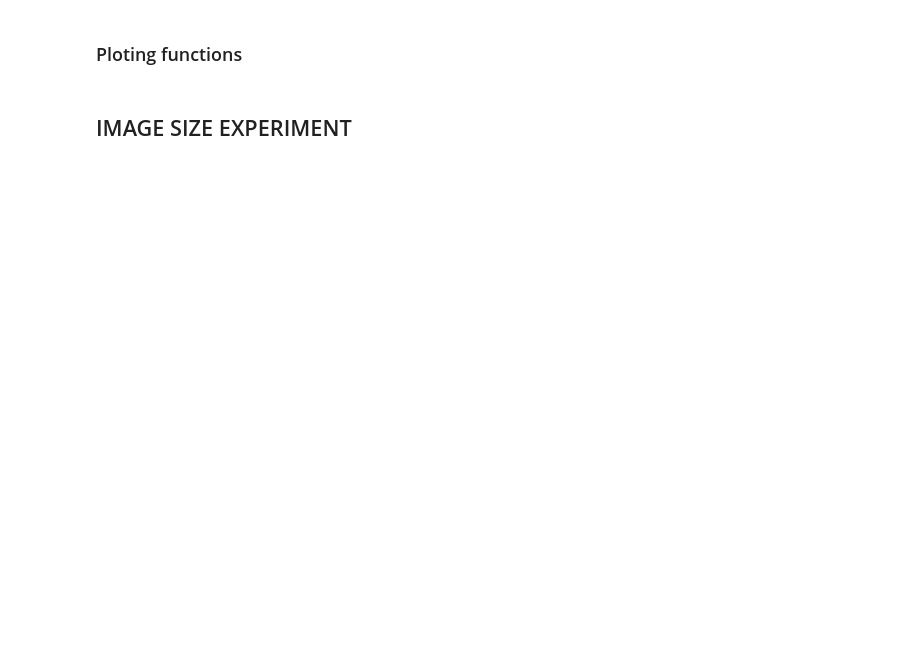
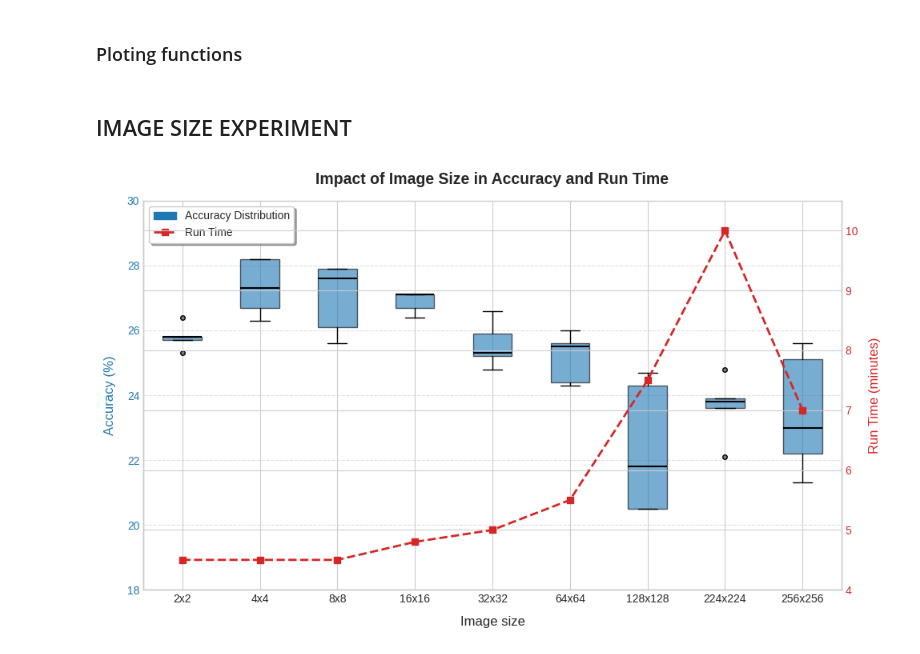
Before and after one commit to MCV-C3/project-5, a Jupyter notebook: Week2/plots.ipynb, the cells around one changed output. Drawn from its saved outputs; the diff is of its cells as text; code cells hidden in the pictures; blank space fills up the shorter version.

```diff
--- a/Week2/plots.ipynb
+++ b/Week2/plots.ipynb
@@ -104,20 +94,34 @@ def plot_spatial_pyramids_boxplots(data, title="Spatial Pyramid Matching Perform
 # %% [markdown]
 ## IMAGE SIZE EXPERIMENT
 # %%
-performance_spatial_pyramids = {
+performance_image_size = {
     'Data':{
         'Accuracy':{
+            '2x2': [25.7, 25.8, 25.3, 25.8, 26.4],
+            '4x4': [26.7, 26.3, 28.2, 28.2, 27.3],
+            '8x8': [27.9, 26.1, 27.9, 25.6, 27.6],
             '16x16': [26.7, 26.4, 27.1, 27.1, 27.1],
             '32x32':[25.3, 26.6, 25.2, 24.8, 25.9],
             '64x64':[24.4, 26.0, 25.6, 25.5, 24.3],
+            '128x128':[24.3, 20.5, 24.7, 20.5, 21.8],
+            '224x224':[23.8, 22.1, 23.6, 24.8, 23.9],
+            '256x256':[25.6, 22.2, 23.0, 21.3, 25.1],
         },
         'Runtime':{
+            '2x2': 4.5,
+            '4x4': 4.5,
+            '8x8': 4.5,
             '16x16': 4.8,
             '32x32': 5,
             '64x64': 5.5,
-
+            '128x128': 7.5,
+            '224x224': 10,
+            '256x256': 7
         }
     }
 }
 
-plot_spatial_pyramids_boxplots(performance_spatial_pyramids, title="Impact of Spatial Pyramid Level in Accuracy and Run Time")
+plot_spatial_pyramids_boxplots(performance_image_size, title="Impact of Image Size in Accuracy and Run Time",
+                               y1_dim=[18,30], y2_dim=[4, 10.5], x_text="", x_axis_label="Image size", bp_width=0.5)
+# %% [output]
+[figure, added]
```
Also changed, not shown: parts of 1 cell of this notebook, 2 other files.
